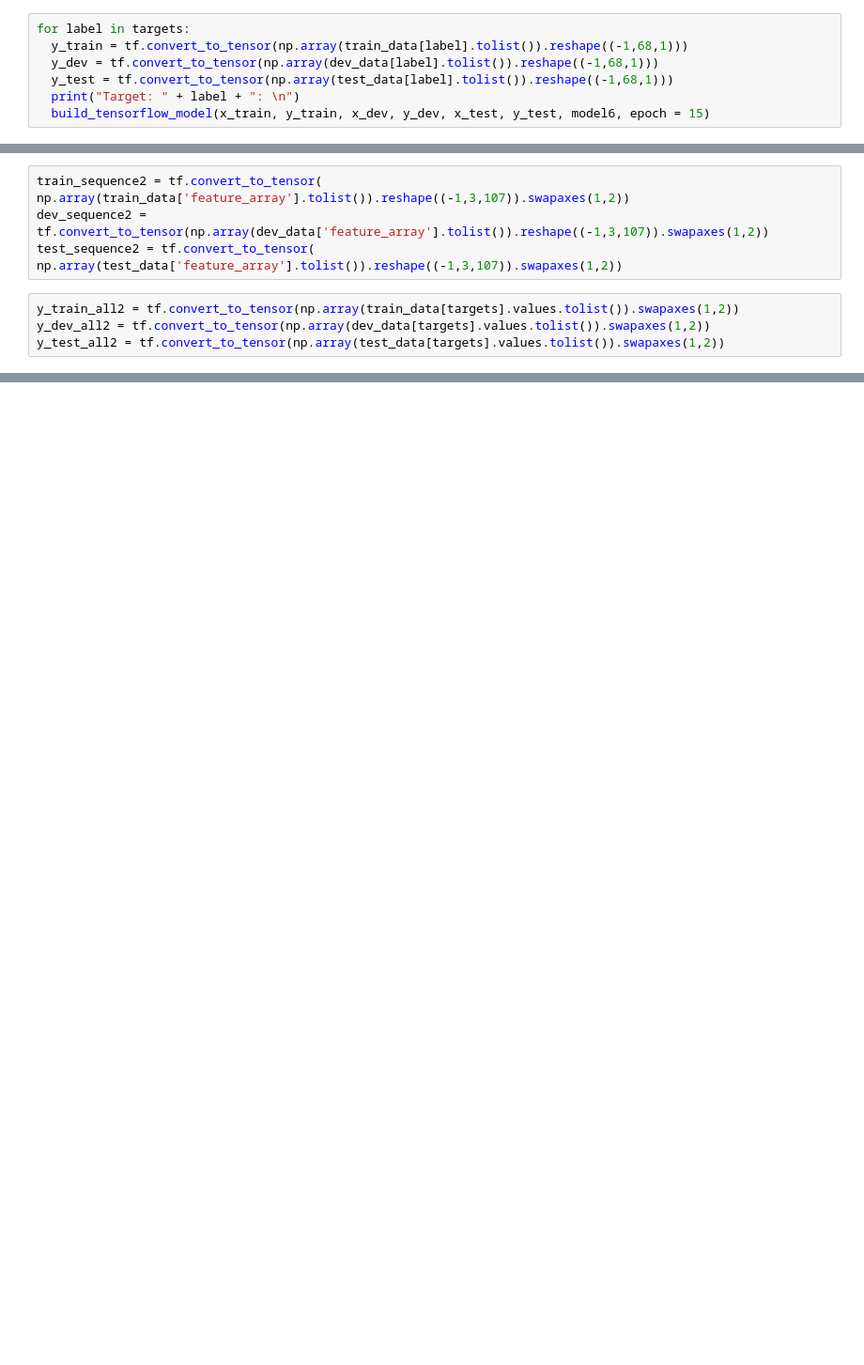
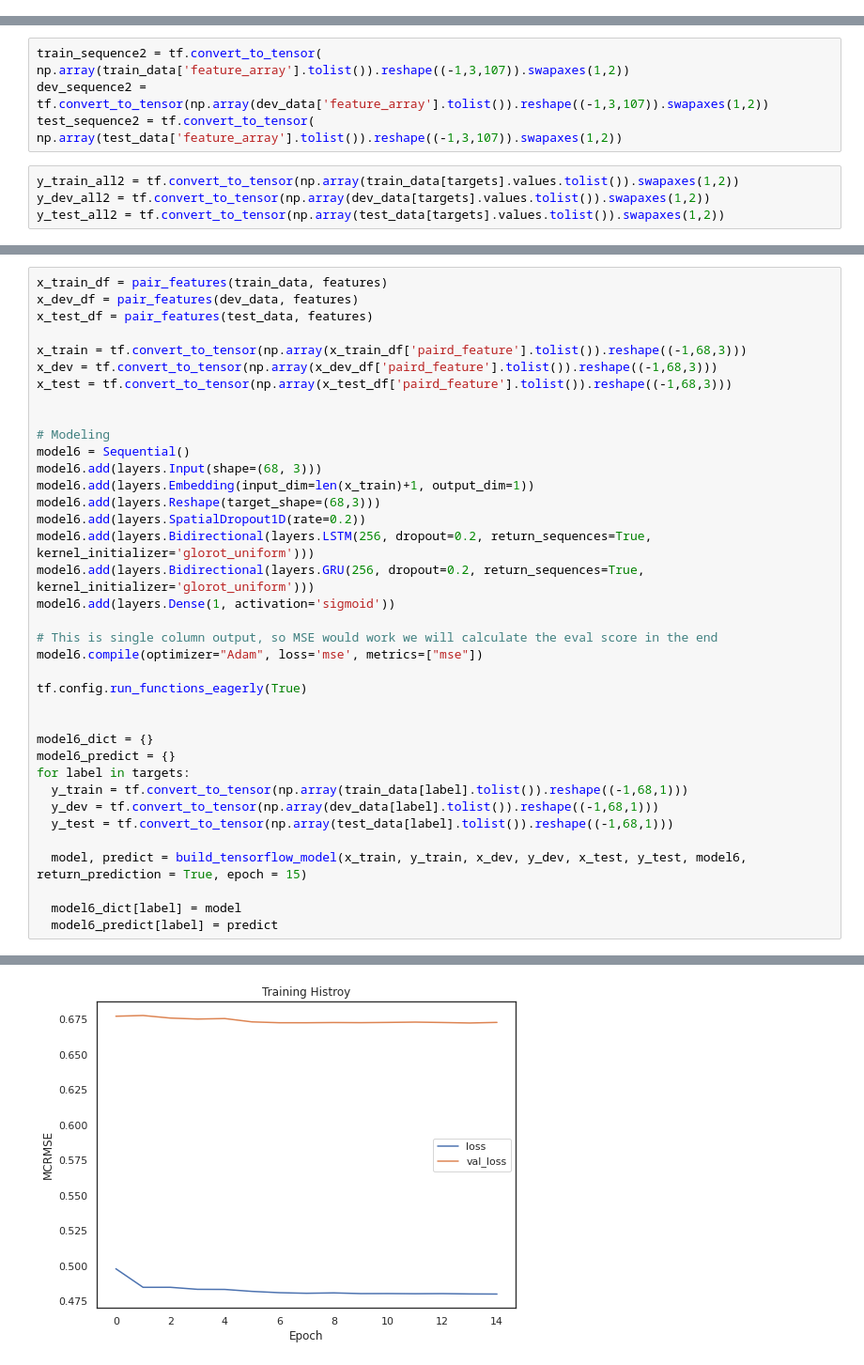
Before and after one commit to bruce-lam/W207_Final_Zhu_Yu_Lam, a Jupyter notebook: W207_Final_Project_Yu_Zhu_Lam.ipynb, the cells around one changed output, grey strips where cells are left out. Shown at 94% size. Drawn from its saved outputs; the diff is of its cells as text; blank space fills up the shorter version.

```diff
--- a/W207_Final_Project_Yu_Zhu_Lam.ipynb
+++ b/W207_Final_Project_Yu_Zhu_Lam.ipynb
@@ -726,7 +1156,0 @@ tf.config.run_functions_eagerly(True)
-# %%
-for label in targets:
-  y_train = tf.convert_to_tensor(np.array(train_data[label].tolist()).reshape((-1,68,1)))
-  y_dev = tf.convert_to_tensor(np.array(dev_data[label].tolist()).reshape((-1,68,1)))
-  y_test = tf.convert_to_tensor(np.array(test_data[label].tolist()).reshape((-1,68,1)))
-  print("Target: " + label + ": \n")
-  build_tensorflow_model(x_train, y_train, x_dev, y_dev, x_test, y_test, model6, epoch = 15)
@@ -1241,0 +1465,38 @@ plt.tight_layout()
+# %%
+x_train_df = pair_features(train_data, features)
+x_dev_df = pair_features(dev_data, features)
+x_test_df = pair_features(test_data, features)
+
+x_train = tf.convert_to_tensor(np.array(x_train_df['paird_feature'].tolist()).reshape((-1,68,3)))
+x_dev = tf.convert_to_tensor(np.array(x_dev_df['paird_feature'].tolist()).reshape((-1,68,3)))
+x_test = tf.convert_to_tensor(np.array(x_test_df['paird_feature'].tolist()).reshape((-1,68,3)))
+
+
+# Modeling
+model6 = Sequential()
+model6.add(layers.Input(shape=(68, 3)))
+model6.add(layers.Embedding(input_dim=len(x_train)+1, output_dim=1))
+model6.add(layers.Reshape(target_shape=(68,3)))
+model6.add(layers.SpatialDropout1D(rate=0.2))
+model6.add(layers.Bidirectional(layers.LSTM(256, dropout=0.2, return_sequences=True, kernel_initializer='glorot_uniform')))
+model6.add(layers.Bidirectional(layers.GRU(256, dropout=0.2, return_sequences=True, kernel_initializer='glorot_uniform')))
+model6.add(layers.Dense(1, activation='sigmoid'))
+
+# This is single column output, so MSE would work we will calculate the eval score in the end
+model6.compile(optimizer="Adam", loss='mse', metrics=["mse"])
+
+tf.config.run_functions_eagerly(True)
+
+
+model6_dict = {}
+model6_predict = {}
+for label in targets:
+  y_train = tf.convert_to_tensor(np.array(train_data[label].tolist()).reshape((-1,68,1)))
+  y_dev = tf.convert_to_tensor(np.array(dev_data[label].tolist()).reshape((-1,68,1)))
+  y_test = tf.convert_to_tensor(np.array(test_data[label].tolist()).reshape((-1,68,1)))
+
+  model, predict = build_tensorflow_model(x_train, y_train, x_dev, y_dev, x_test, y_test, model6, return_prediction = True, epoch = 15)
+
+  model6_dict[label] = model
+  model6_predict[label] = predict
+# %% [output]
@@ -1241,0 +1538 @@ plt.tight_layout()
+[figure, added]
```
Also changed, not shown: parts of 102 cells of this notebook.
